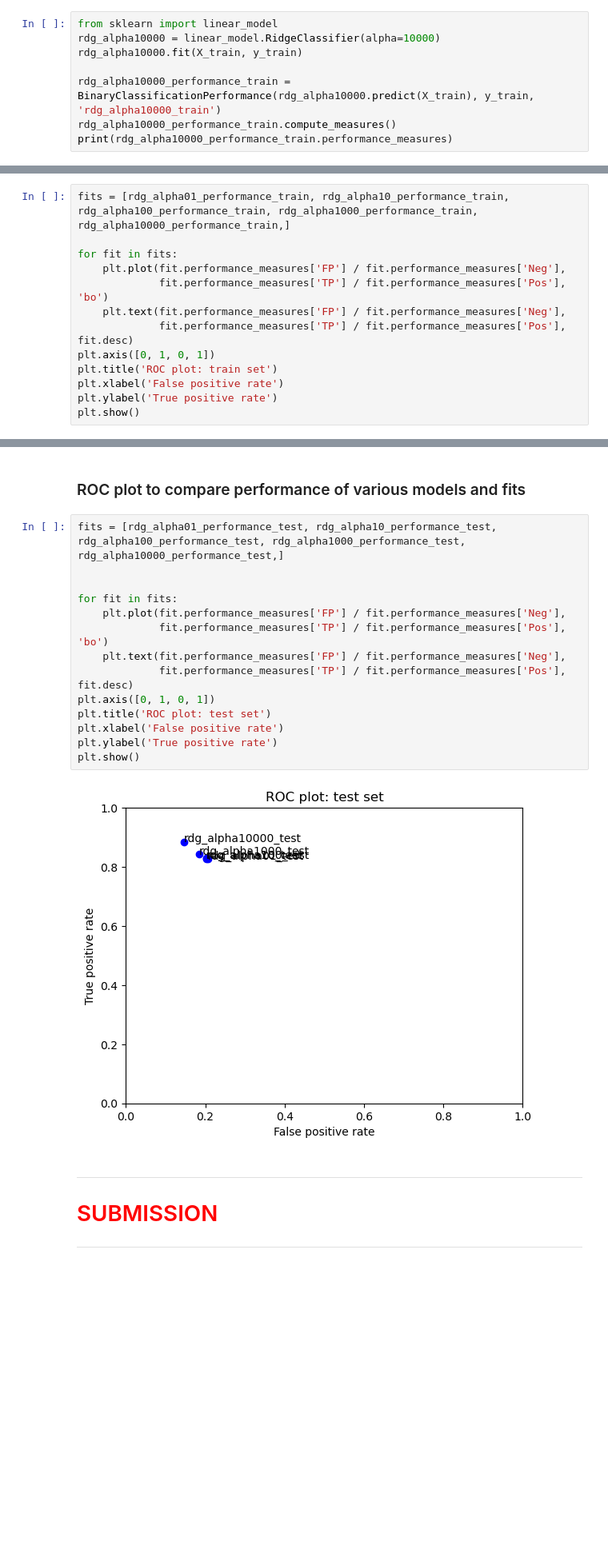
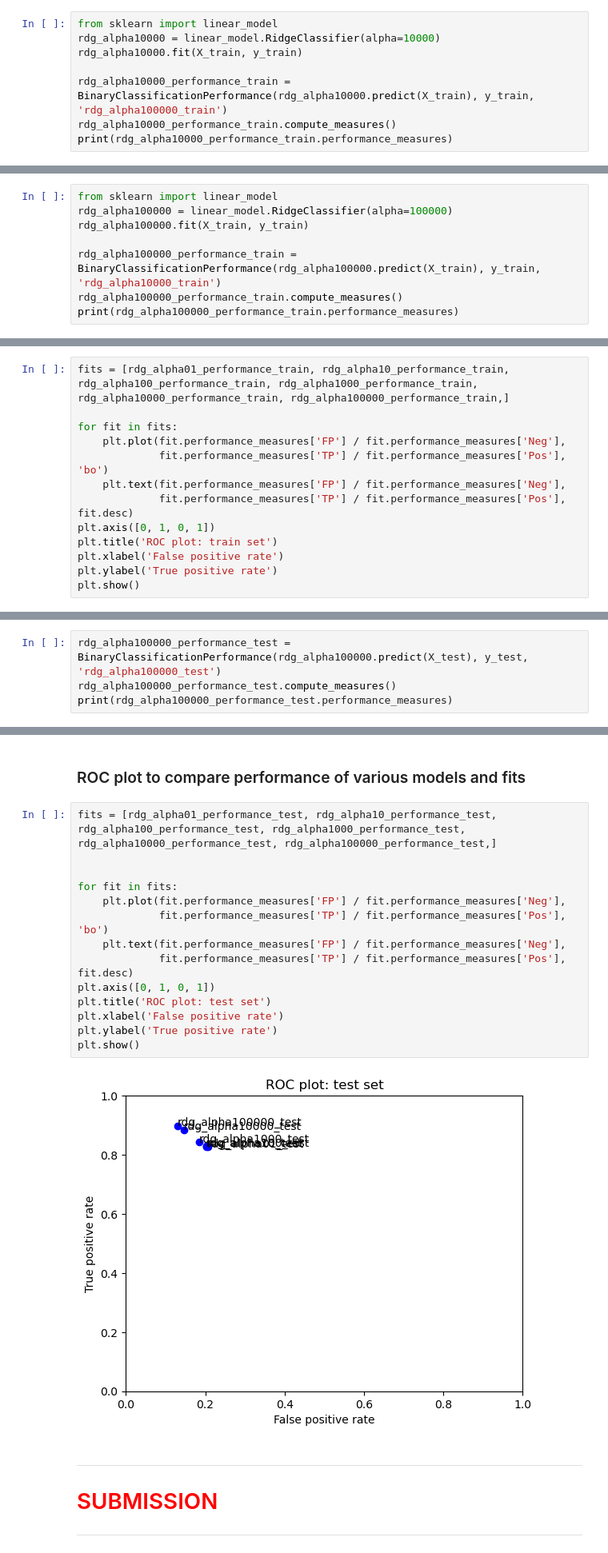
Before and after one commit to narmanios/ML_Assignment_2-neven, a Jupyter notebook: moviereviews_first_full_iteration_discussion2.ipynb, the cells around one changed output, grey strips where cells are left out. Shown: that part at 80% size. Cells and saved outputs as stored; diff of their text form; blank space fills up the shorter version.

```diff
--- a/moviereviews_first_full_iteration_discussion2.ipynb
+++ b/moviereviews_first_full_iteration_discussion2.ipynb
@@ -201,7 +201,7 @@ from sklearn import linear_model
 rdg_alpha10000 = linear_model.RidgeClassifier(alpha=10000)
 rdg_alpha10000.fit(X_train, y_train)
 
-rdg_alpha10000_performance_train = BinaryClassificationPerformance(rdg_alpha10000.predict(X_train), y_train, 'rdg_alpha10000_train')
+rdg_alpha10000_performance_train = BinaryClassificationPerformance(rdg_alpha10000.predict(X_train), y_train, 'rdg_alpha100000_train')
 rdg_alpha10000_performance_train.compute_measures()
 print(rdg_alpha10000_performance_train.performance_measures)
 # %% [output]
@@ -208,0 +209,8 @@ print(rdg_alpha10000_performance_train.performance_measures)
+# %%
+from sklearn import linear_model
+rdg_alpha100000 = linear_model.RidgeClassifier(alpha=100000)
+rdg_alpha100000.fit(X_train, y_train)
+
+rdg_alpha100000_performance_train = BinaryClassificationPerformance(rdg_alpha100000.predict(X_train), y_train, 'rdg_alpha10000_train')
+rdg_alpha100000_performance_train.compute_measures()
+print(rdg_alpha100000_performance_train.performance_measures)
@@ -209,7 +219,7 @@ print(rdg_alpha10000_performance_train.performance_measures)
 # %% [markdown]
 ### ROC plot to compare performance of various models and fits
 # %%
-fits = [rdg_alpha01_performance_train, rdg_alpha10_performance_train, rdg_alpha100_performance_train, rdg_alpha1000_performance_train, rdg_alpha10000_performance_train,]
+fits = [rdg_alpha01_performance_train, rdg_alpha10_performance_train, rdg_alpha100_performance_train, rdg_alpha1000_performance_train, rdg_alpha10000_performance_train, rdg_alpha100000_performance_train,]
 
 for fit in fits:
     plt.plot(fit.performance_measures['FP'] / fit.performance_measures['Neg'],
@@ -271,3 +281,7 @@ rdg_alpha10000_performance_test.compute_measures()
 print(rdg_alpha10000_performance_test.performance_measures)
 # %% [output]
 {'Pos': 2452, 'Neg': 2548, 'TP': 2168, 'TN': 2174, 'FP': 374, 'FN': 284, 'Accuracy': 0.8684, 'Precision': 0.8528717545239969, 'Recall': 0.8841761827079935, 'desc': 'rdg_alpha10000_test'}
+# %%
+rdg_alpha100000_performance_test = BinaryClassificationPerformance(rdg_alpha100000.predict(X_test), y_test, 'rdg_alpha100000_test')
+rdg_alpha100000_performance_test.compute_measures()
+print(rdg_alpha100000_performance_test.performance_measures)
@@ -274,21 +290,21 @@ print(rdg_alpha10000_performance_test.performance_measures)
 # %% [markdown]
 ### ROC plot to compare performance of various models and fits
 # %%
-fits = [rdg_alpha01_performance_test, rdg_alpha10_performance_test, rdg_alpha100_performance_test, rdg_alpha1000_performance_test, rdg_alpha10000_performance_test,]
+fits = [rdg_alpha01_performance_test, rdg_alpha10_performance_test, rdg_alpha100_performance_test, rdg_alpha1000_performance_test, rdg_alpha10000_performance_test, rdg_alpha100000_performance_test,]
 
 
 for fit in fits:
     plt.plot(fit.performance_measures['FP'] / fit.performance_measures['Neg'],
              fit.performance_measures['TP'] / fit.performance_measures['Pos'], 'bo')
     plt.text(fit.performance_measures['FP'] / fit.performance_measures['Neg'],
              fit.performance_measures['TP'] / fit.performance_measures['Pos'], fit.desc)
 plt.axis([0, 1, 0, 1])
 plt.title('ROC plot: test set')
 plt.xlabel('False positive rate')
 plt.ylabel('True positive rate')
 plt.show()
 # %% [output]
-[figure, old version]
+[figure, new version]
 # %% [markdown]
 ---
 
```
Also changed, not shown: parts of 4 cells of this notebook.
